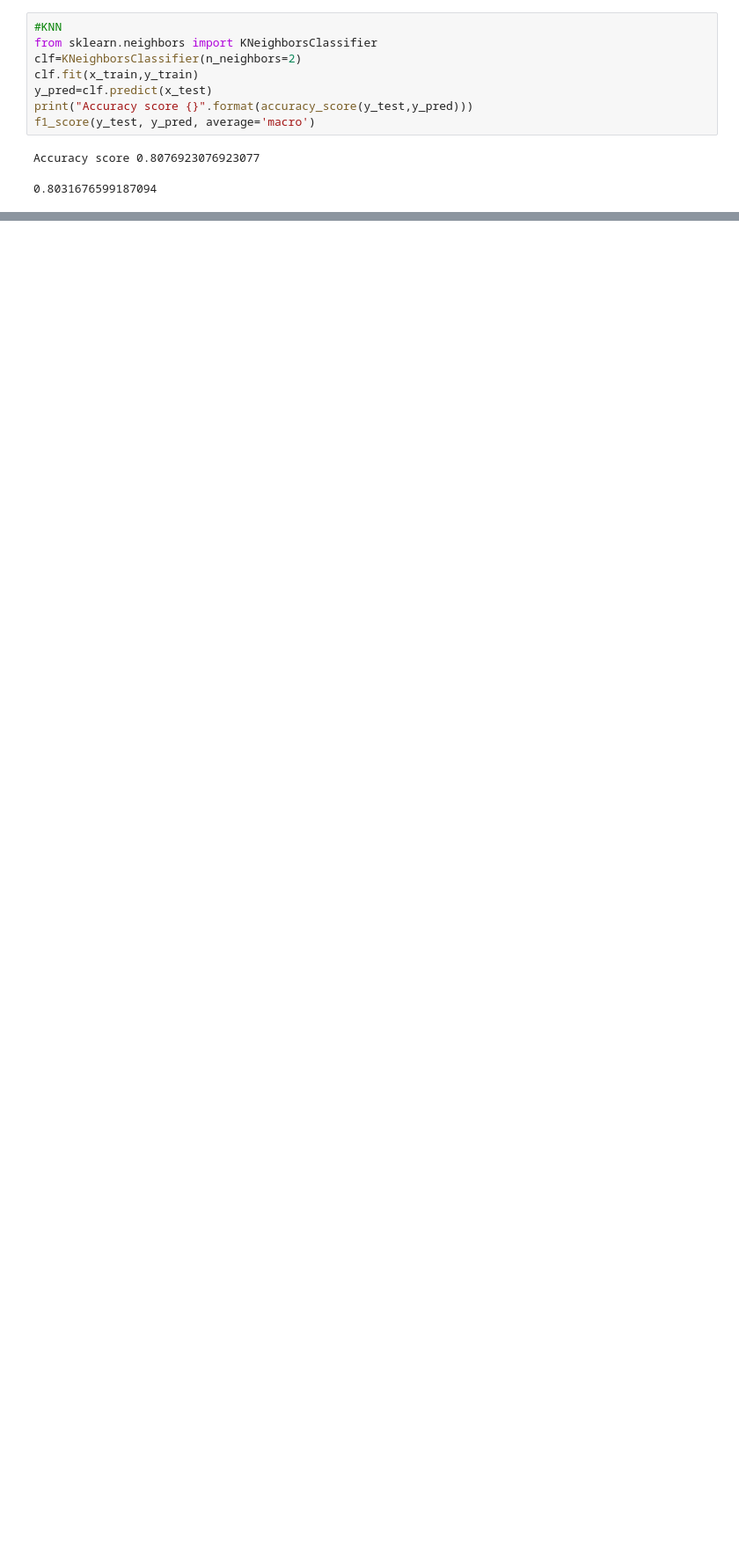
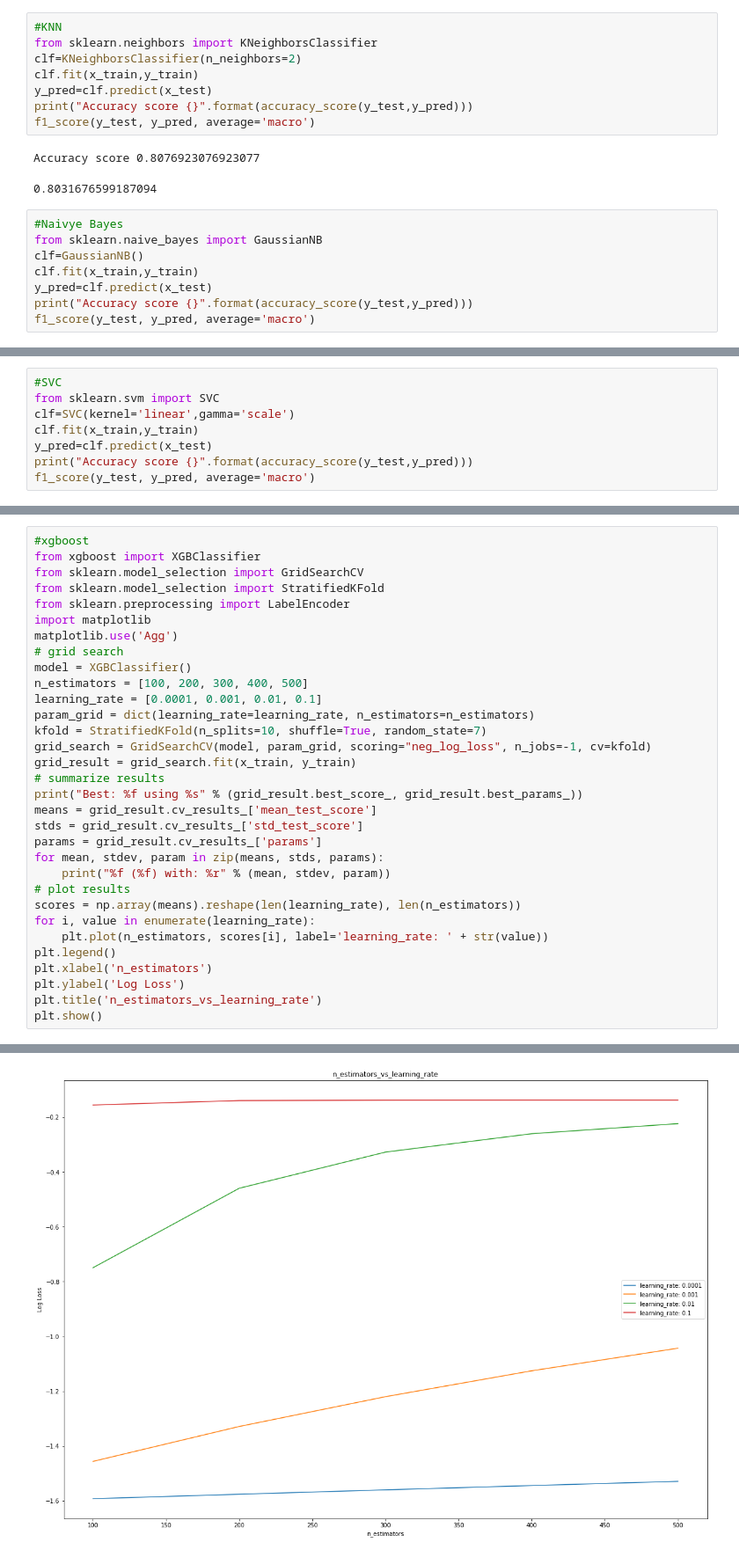
Before and after one commit to deveshsangwan/Transportation-Mode-Detection, a Jupyter notebook: Transportation Mode Detection.ipynb, the cells around one changed output, grey strips where cells are left out. Shown at 88% size. Cells and saved outputs as stored; diff of their text form; blank space fills up the shorter version.

```diff
--- a/Transportation Mode Detection.ipynb
+++ b/Transportation Mode Detection.ipynb
@@ -165,3 +165,11 @@ f1_score(y_test, y_pred, average='macro')
 # %% [output]
 Accuracy score 0.8076923076923077
 0.8031676599187094
+# %%
+#Naivye Bayes
+from sklearn.naive_bayes import GaussianNB
+clf=GaussianNB()
+clf.fit(x_train,y_train)
+y_pred=clf.predict(x_test)
+print("Accuracy score {}".format(accuracy_score(y_test,y_pred)))
+f1_score(y_test, y_pred, average='macro')
@@ -167,0 +179,8 @@ Accuracy score 0.8076923076923077
+# %%
+#SVC
+from sklearn.svm import SVC
+clf=SVC(kernel='linear',gamma='scale')
+clf.fit(x_train,y_train)
+y_pred=clf.predict(x_test)
+print("Accuracy score {}".format(accuracy_score(y_test,y_pred)))
+f1_score(y_test, y_pred, average='macro')
@@ -167,0 +190,33 @@ Accuracy score 0.8076923076923077
+# %%
+#xgboost
+from xgboost import XGBClassifier
+from sklearn.model_selection import GridSearchCV
+from sklearn.model_selection import StratifiedKFold
+from sklearn.preprocessing import LabelEncoder
+import matplotlib
+matplotlib.use('Agg')
+# grid search
+model = XGBClassifier()
+n_estimators = [100, 200, 300, 400, 500]
+learning_rate = [0.0001, 0.001, 0.01, 0.1]
+param_grid = dict(learning_rate=learning_rate, n_estimators=n_estimators)
+kfold = StratifiedKFold(n_splits=10, shuffle=True, random_state=7)
+grid_search = GridSearchCV(model, param_grid, scoring="neg_log_loss", n_jobs=-1, cv=kfold)
+grid_result = grid_search.fit(x_train, y_train)
+# summarize results
+print("Best: %f using %s" % (grid_result.best_score_, grid_result.best_params_))
+means = grid_result.cv_results_['mean_test_score']
+stds = grid_result.cv_results_['std_test_score']
+params = grid_result.cv_results_['params']
+for mean, stdev, param in zip(means, stds, params):
+	print("%f (%f) with: %r" % (mean, stdev, param))
+# plot results
+scores = np.array(means).reshape(len(learning_rate), len(n_estimators))
+for i, value in enumerate(learning_rate):
+    plt.plot(n_estimators, scores[i], label='learning_rate: ' + str(value))
+plt.legend()
+plt.xlabel('n_estimators')
+plt.ylabel('Log Loss')
+plt.title('n_estimators_vs_learning_rate')
+plt.show()
+# %% [output]
@@ -167,0 +240 @@ Accuracy score 0.8076923076923077
+[figure, added]
```
Also changed, not shown: parts of 6 cells of this notebook, 1 other file.
